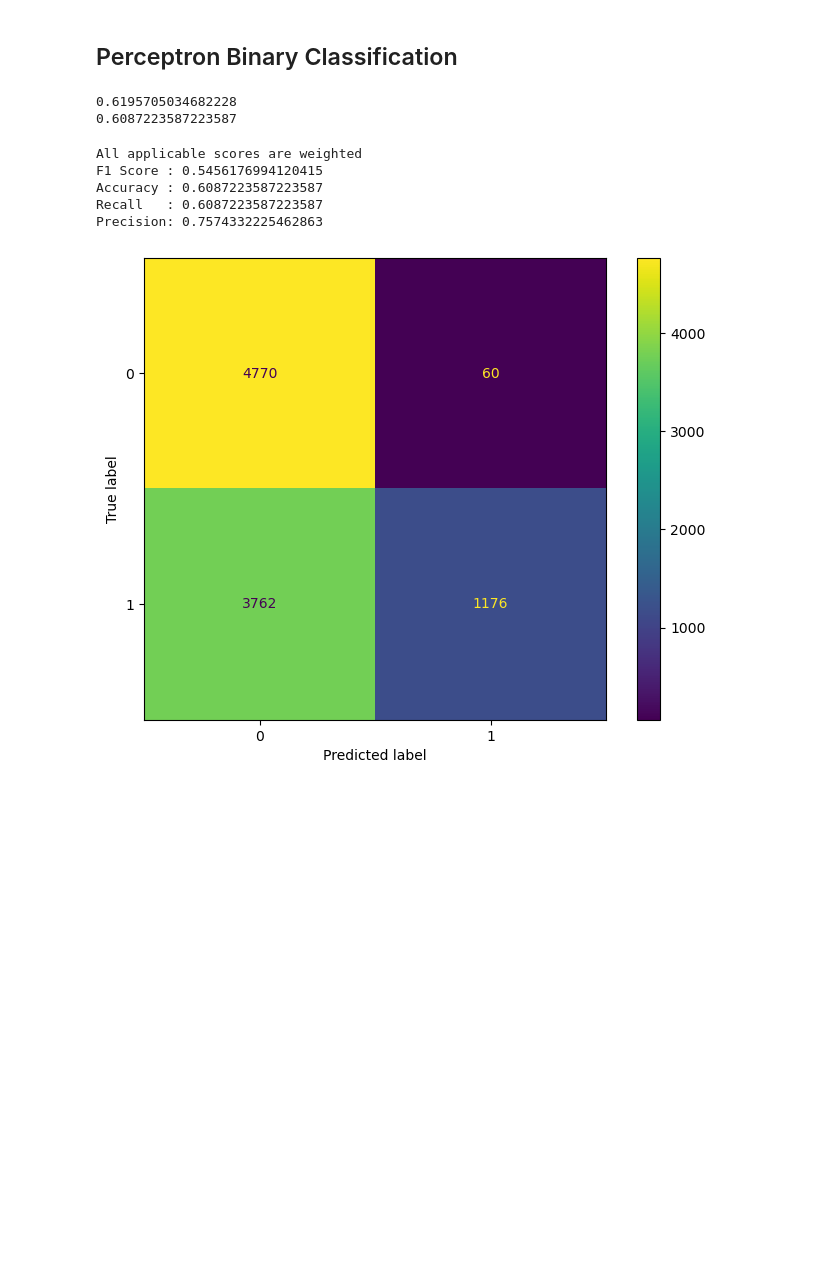
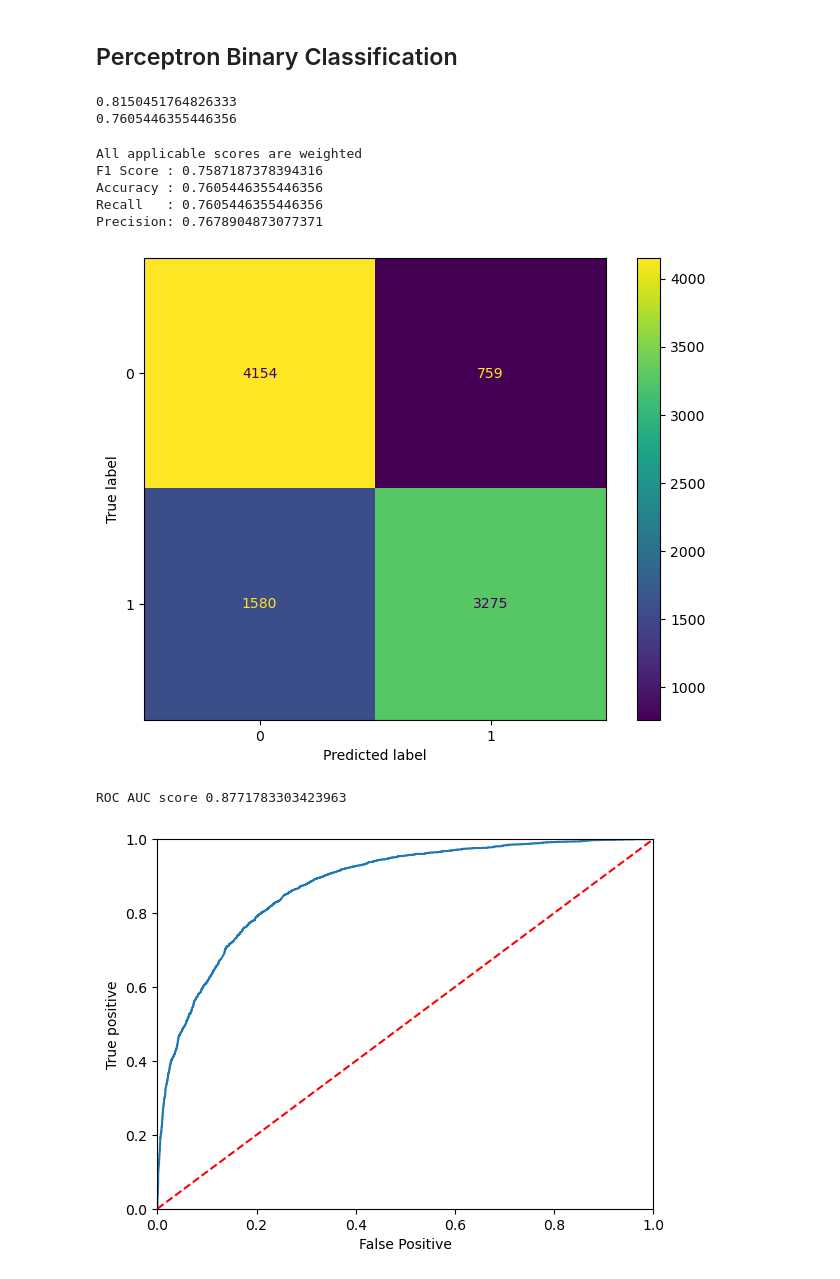
Before and after one commit to ianmkim/stele, a Jupyter notebook: bin_classification.ipynb, the cells around one changed output. Cells and saved outputs as stored; diff of their text form; code cells hidden in the pictures; blank space fills up the shorter version.

Commit message:
added roc auc curves

```diff
--- a/bin_classification.ipynb
+++ b/bin_classification.ipynb
@@ -135,7 +148,22 @@ from sklearn.metrics import (confusion_matrix,
                             precision_score,
                             recall_score,
                             accuracy_score,
-                            f1_score)
+                            f1_score,
+                            roc_curve,
+                            auc)
+
+def plot_roc_auc(probs, y_true):
+    fpr, tpr, threshold = roc_curve(y_true, probs[:,1])
+    roc_auc = auc(fpr, tpr)
+
+    print(f"ROC AUC score {roc_auc}")
+    plt.plot(fpr, tpr, label= f"AUC {roc_auc:.2f}")
+    plt.plot([0, 1], [0, 1],'r--')
+    plt.xlim([0, 1])
+    plt.ylim([0, 1])
+    plt.ylabel("True positive")
+    plt.xlabel("False Positive")
+    plt.show()
 
 
 def evaluate_model(y_preds, y_true):
@@ -146,15 +174,16 @@ def evaluate_model(y_preds, y_true):
     """
     conf = confusion_matrix(y_test, y_preds)
 
-    fig, ax = plt.subplots(figsize=(8, 6), dpi=100)
-    display = ConfusionMatrixDisplay(conf)
-    display.plot(ax=ax)
-
     print("All applicable scores are weighted")
     print(f"F1 Score : {f1_score(y_true, y_preds, average='weighted')}")
     print(f"Accuracy : {accuracy_score(y_true, y_preds)}")
     print(f"Recall   : {recall_score(y_true, y_preds, average='weighted')}")
     print(f"Precision: {precision_score(y_true, y_preds, average='weighted')}")
+
+    fig, ax = plt.subplots(figsize=(8, 6), dpi=100)
+    display = ConfusionMatrixDisplay(conf)
+    display.plot(ax=ax)
+    plt.show()
 # %% [markdown]
 ## Binary Logistic Regression
 # %%
@@ -259,6 +293,11 @@ print(clf.best_score_)
 print(clf.best_params_)
 print()
 
+from sklearn.calibration import CalibratedClassifierCV
+
 y_preds = clf.predict(x_test)
 evaluate_model(y_preds, y_test)
+cccv = CalibratedClassifierCV(clf.best_estimator_)
+cccv.fit(x_train, y_train)
+plot_roc_auc(cccv.predict_proba(x_test), y_test)
 # %% [output]
@@ -277,22 +318,29 @@ Precision: 0.8134695613755616
 from sklearn.linear_model import Perceptron
 clf = Perceptron(tol=None,
                  random_state=42,
-                 verbose=1,
-                 max_iter=1000)
+                 verbose=0,
+                 max_iter=90)
 clf = clf.fit(x_train, y_train)
 # %%
 print(clf.score(x_train, y_train))
 print(clf.score(x_test, y_test))
 # %% [output]
-0.6195705034682228
-0.6087223587223587
+0.8150451764826333
+0.7605446355446356
 # %%
 y_preds = clf.predict(x_test)
 evaluate_model(y_preds, y_test)
+
+cccv = CalibratedClassifierCV(clf)
+cccv.fit(x_train, y_train)
+
+plot_roc_auc(cccv.predict_proba(x_test), y_test)
 # %% [output]
 All applicable scores are weighted
-F1 Score : 0.5456176994120415
-Accuracy : 0.6087223587223587
-Recall   : 0.6087223587223587
-Precision: 0.7574332225462863
+F1 Score : 0.7587187378394316
+Accuracy : 0.7605446355446356
+Recall   : 0.7605446355446356
+Precision: 0.7678904873077371
-[figure, old version]
+[figure, new version]
+ROC AUC score 0.8771783303423963
+[figure, added]
```
Also changed, not shown: parts of 6 cells of this notebook, 1 other file.
